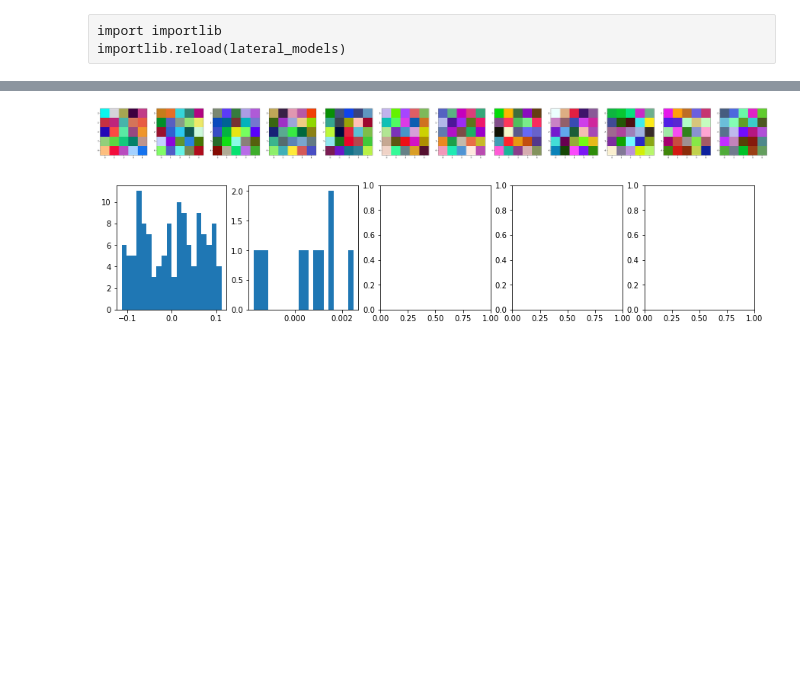
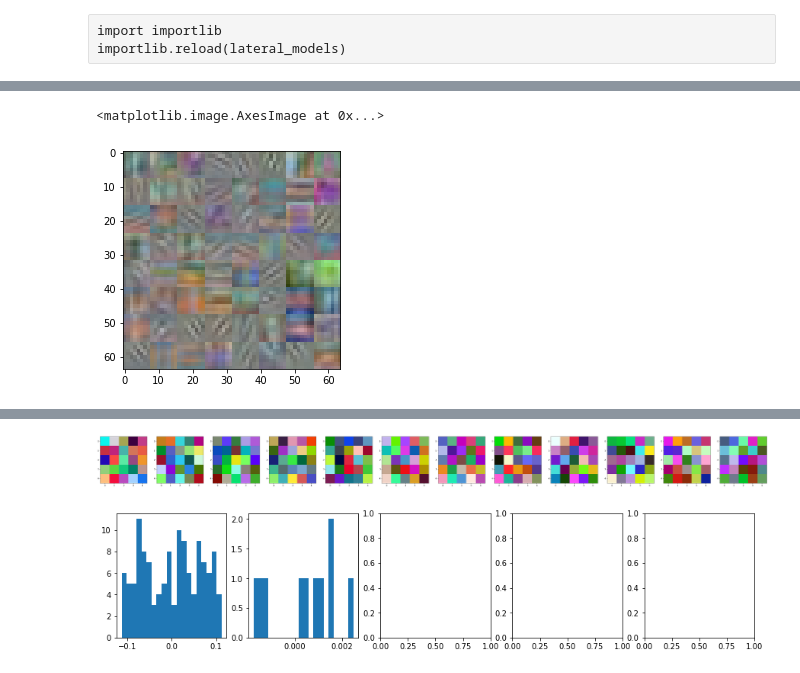
Before and after one commit to ajherman/Equilibrium-Propagation, a Jupyter notebook: Plot_Robustness.ipynb, the cells around one changed output, grey strips where cells are left out. Cells and saved outputs as stored; diff of their text form; code cells hidden in the pictures; blank space fills up the shorter version.

```diff
--- a/Plot_Robustness.ipynb
+++ b/Plot_Robustness.ipynb
@@ -370,2 +347,7 @@ Clipping input data to the valid range for imshow with RGB data ([0..1] for floa
+# %%
+plt.imshow((featm-featm2).transpose(1,2,0)*3 +0.5)
+# %% [output]
+<matplotlib.image.AxesImage at 0x...>
+[figure, added]
 # %%
 plt.hist(mymodel.synapses[0].weight.flatten().detach().numpy(), bins=100)
```
Also changed, not shown: parts of 16 cells of this notebook, 4 other files.
